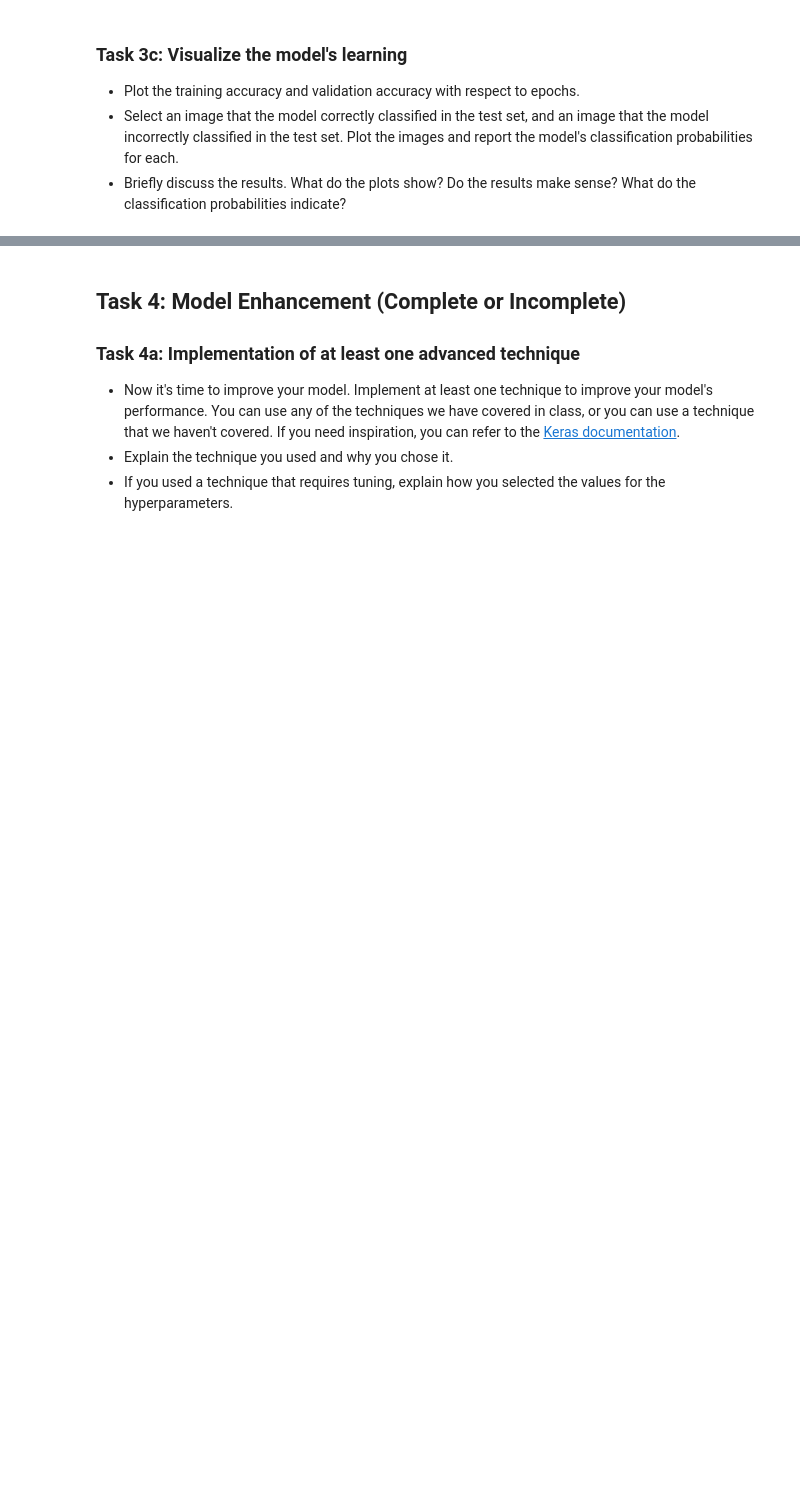
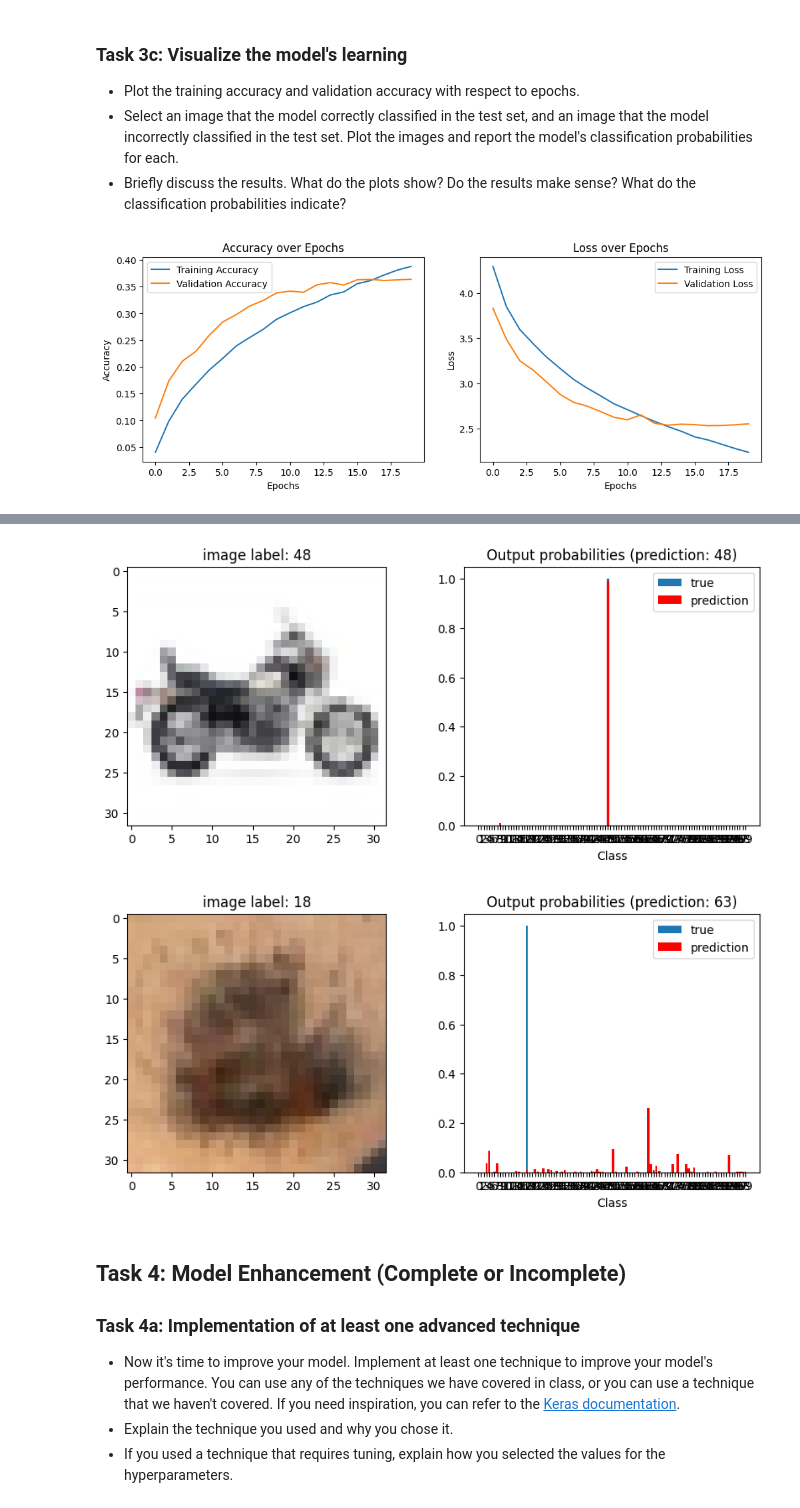
Before and after one commit to UofT-DSI/deep_learning, a Jupyter notebook: 02_activities/assignments/assignment_1.ipynb, the cells around one changed output, grey strips where cells are left out. Drawn from its saved outputs; the diff is of its cells as text; code cells hidden in the pictures; blank space fills up the shorter version.

```diff
--- a/02_activities/assignments/assignment_1.ipynb
+++ b/02_activities/assignments/assignment_1.ipynb
@@ -53,3 +145,16 @@ from keras.layers import Conv2D, MaxPooling2D, Flatten, Dense
 from keras import optimizers
 
 # Your code here
+from tensorflow.keras.losses import CategoricalCrossentropy
+
+# optimizer = optimizers.RMSprop(learning_rate=0.001)
+optimizer = optimizers.Adam(learning_rate=0.001)
+
+# Compile the model
+model.compile(
+    optimizer=optimizer,
+    loss=CategoricalCrossentropy(),
+    metrics=['accuracy']
+)
+
+print("Model compiled successfully!")
@@ -62,3 +169,5 @@ from keras import optimizers
 - Use the validation set for validation.
 # %%
 # Your code here
+history = model.fit(x_train, y_train, validation_data=(x_val, y_val),
+          epochs=20, batch_size=32)
@@ -83,3 +239,62 @@ from keras import optimizers
 - Briefly discuss the results. What do the plots show? Do the results make sense? What do the classification probabilities indicate?
 # %%
 # Your code here
+import matplotlib.pyplot as plt
+import numpy as np
+
+# Function to plot image and probabilities (without decoding labels)
+def plot_prediction_custom(model, sample_idx, true_class, pred_class, probs):
+    fig, (ax0, ax1) = plt.subplots(nrows=1, ncols=2, figsize=(10, 4))
+
+    ax0.imshow(x_test[sample_idx].reshape(32, 32, 3), interpolation='nearest')
+    ax0.set_title(f"image label: {true_class}")  # Use numerical label
+
+    ax1.bar(range(100), np.eye(100)[true_class], label='true')
+    ax1.bar(range(100), probs, label='prediction', color="red")
+    ax1.set_xticks(range(100))
+    ax1.set_title(f'Output probabilities (prediction: {pred_class})')
+    ax1.set_xlabel('Class')
+    ax1.legend()
+    plt.show()
+
+
+
+plt.figure(figsize=(12, 4))
+plt.subplot(1, 2, 1)
+plt.plot(history.history['accuracy'], label='Training Accuracy')
+plt.plot(history.history['val_accuracy'], label='Validation Accuracy')
+plt.title('Accuracy over Epochs')
+plt.xlabel('Epochs')
+plt.ylabel('Accuracy')
+plt.legend()
+
+# Plot loss
+plt.subplot(1, 2, 2)
+plt.plot(history.history['loss'], label='Training Loss')
+plt.plot(history.history['val_loss'], label='Validation Loss')
+plt.title('Loss over Epochs')
+plt.xlabel('Epochs')
+plt.ylabel('Loss')
+plt.legend()
+
+plt.show()
+
+y_pred_probs = model.predict(x_test)
+y_pred_classes = np.argmax(y_pred_probs, axis=1)
+y_true_classes = np.argmax(y_test, axis=1)
+
+# Find indices of correct and incorrect predictions
+correct_indices = np.where(y_pred_classes == y_true_classes)[0]
+incorrect_indices = np.where(y_pred_classes != y_true_classes)[0]
+
+# Select a random correct and incorrect prediction
+correct_index = np.random.choice(correct_indices)
+incorrect_index = np.random.choice(incorrect_indices)
+
+# Plot correct prediction
+plot_prediction_custom(model, correct_index, y_true_classes[correct_index], y_pred_classes[correct_index], y_pred_probs[correct_index])
+
+# Plot incorrect prediction
+plot_prediction_custom(model, incorrect_index, y_true_classes[incorrect_index], y_pred_classes[incorrect_index], y_pred_probs[incorrect_index])
+# %% [output]
+[figure, added]
@@ -86,3 +302,5 @@ from keras import optimizers
+[figure, added]
+[figure, added]
 # %% [markdown]
 ## Task 4: Model Enhancement (Complete or Incomplete)
 ### Task 4a: Implementation of at least one advanced technique
```
Also changed, not shown: parts of 15 cells of this notebook.
